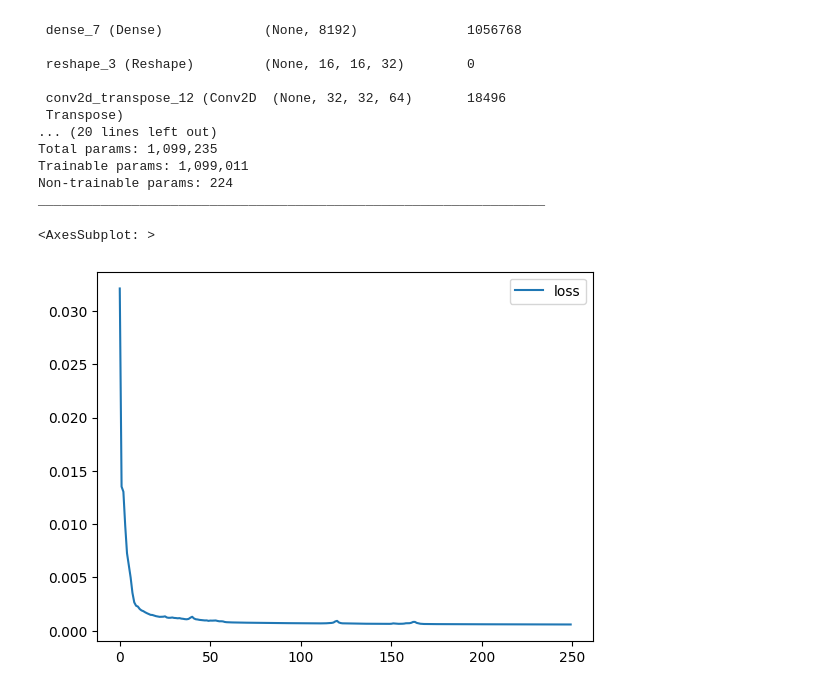
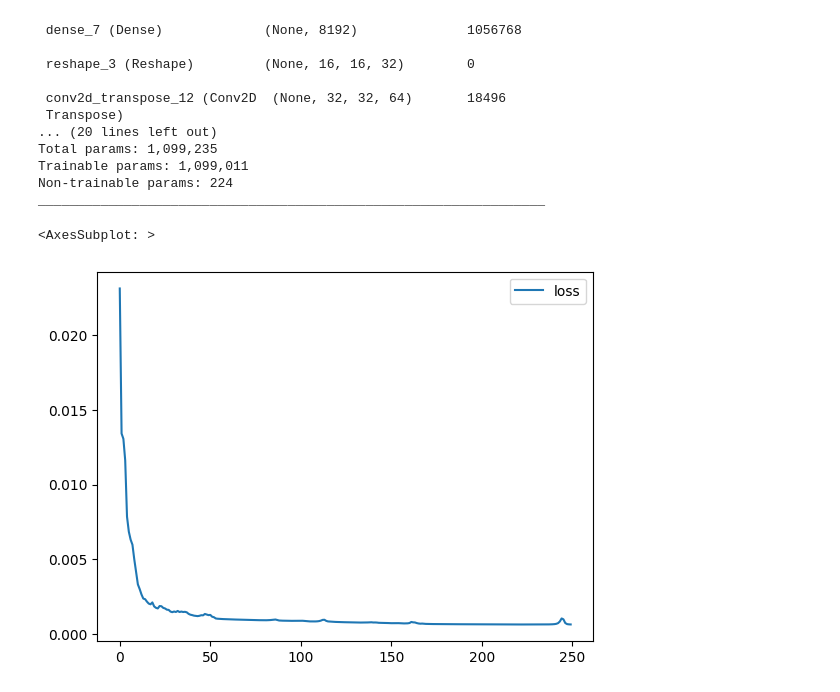
Before and after one commit to xkeeja/anomaly-detection-screws, a Jupyter notebook: main.ipynb, the cells around one changed output. Cells and saved outputs as stored; diff of their text form; code cells hidden in the pictures.

```diff
--- a/main.ipynb
+++ b/main.ipynb
@@ -99,8 +91,8 @@ ae_mse.load_weights('trained/mse/ae_mse_weights(1).h5')
 # %%
 import pandas as pd
 
-mse_history = pd.read_csv('trained/mse/ae_mse_history(1).csv')
+mse_history = pd.read_csv('trained/ae_mse_history.csv')
 mse_history.loc[:, ['loss']].plot()
 # %% [output]
 <AxesSubplot: >
-[figure, old version]
+[figure, new version]
```
Also changed, not shown: parts of 8 cells of this notebook.
